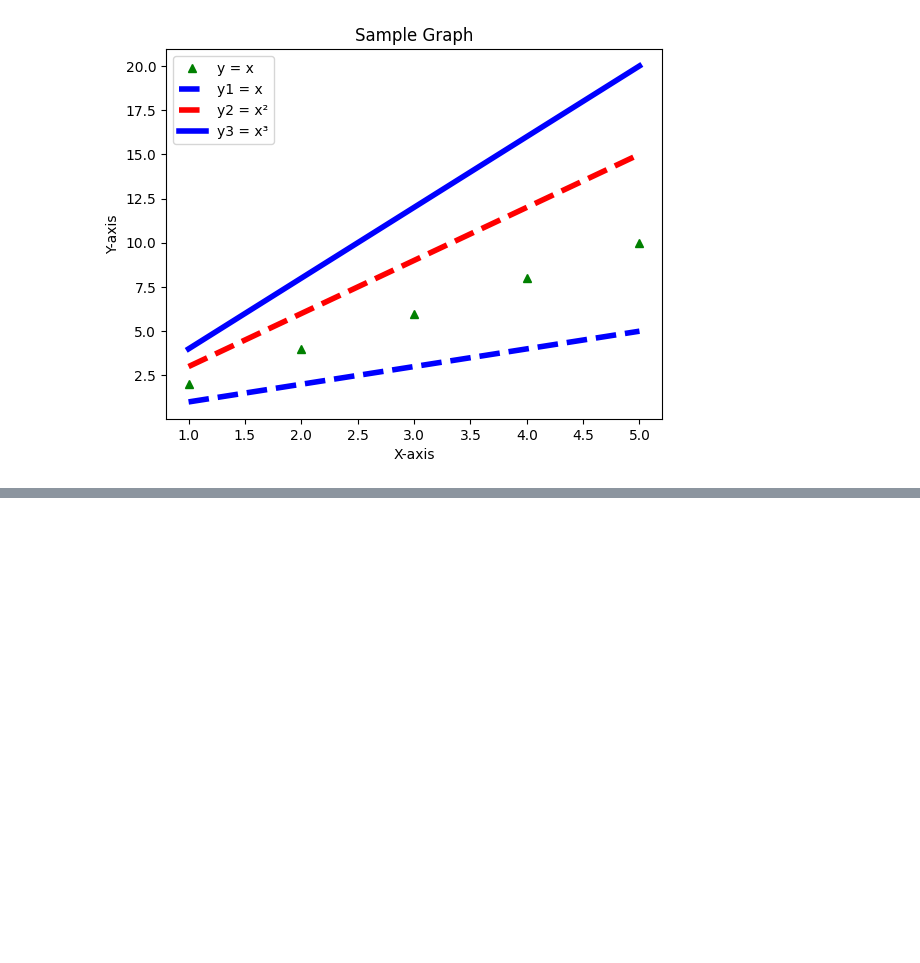
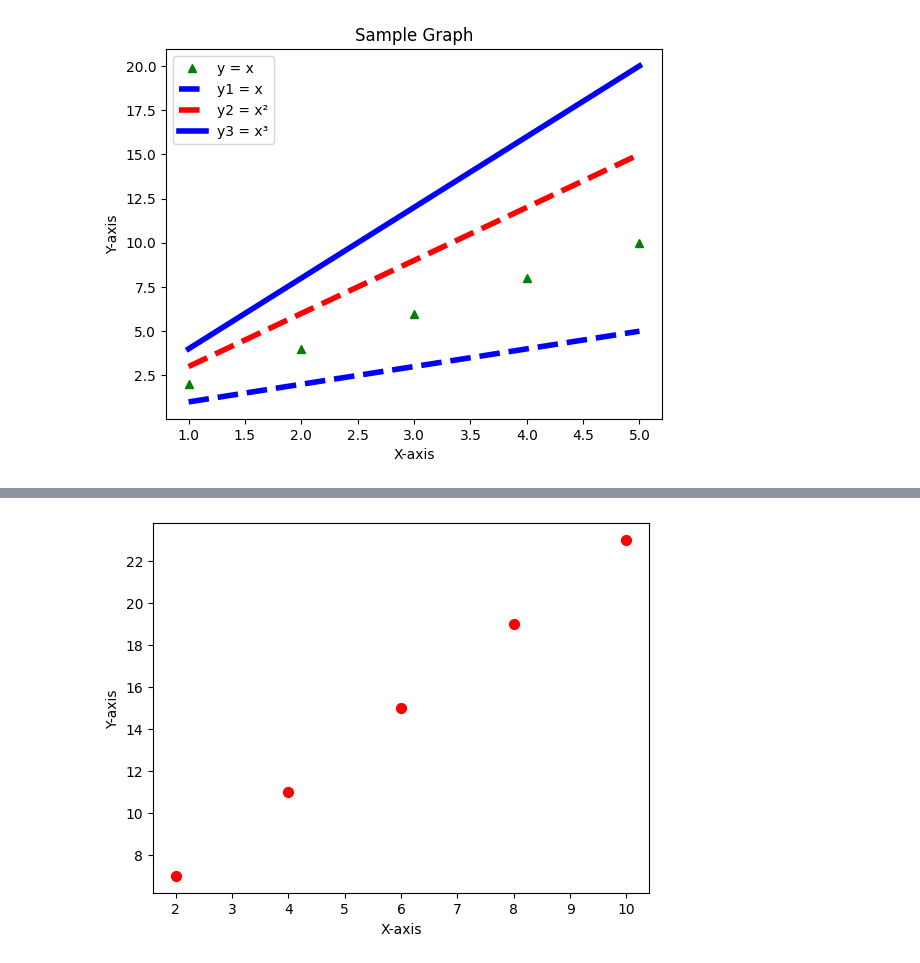
Before and after one commit to Parish350/Data-Science-With-Python, a Jupyter notebook: sample6.ipynb, the cells around one changed output, grey strips where cells are left out. Cells and saved outputs as stored; diff of their text form; code cells hidden in the pictures; blank space fills up the shorter version.

```diff
--- a/sample6.ipynb
+++ b/sample6.ipynb
@@ -32,0 +54,10 @@ plt.show()
+# %%
+import numpy as np
+x = np.arange(2,11,2)
+y = 2*x + 3
+plt.scatter(x,y,label = "Scatter Plot", color = 'red', marker = 'o',s = 50)
+plt.xlabel("X-axis")
+plt.ylabel("Y-axis")
+plt.show()
+# %% [output]
+[figure, added]
```
Also changed, not shown: parts of 4 cells of this notebook.
